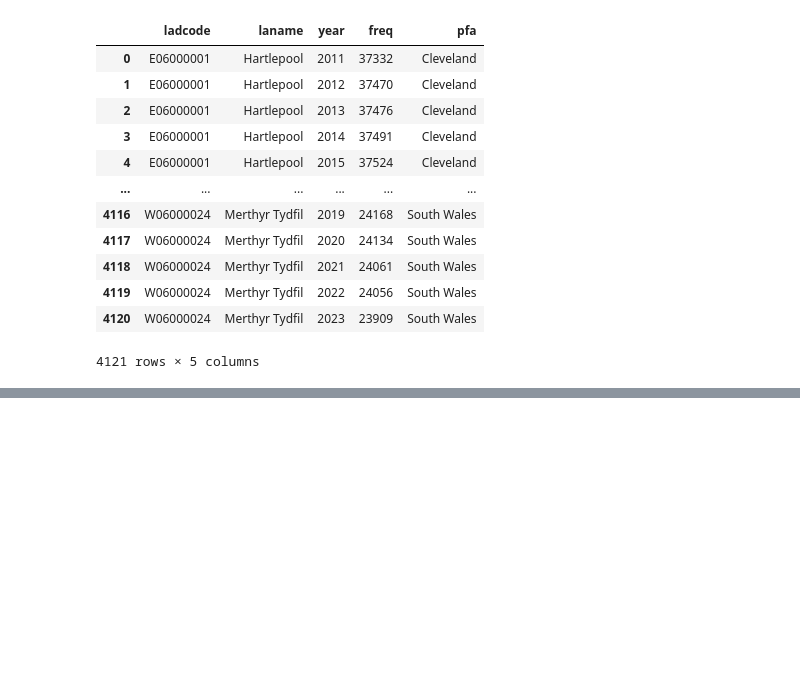
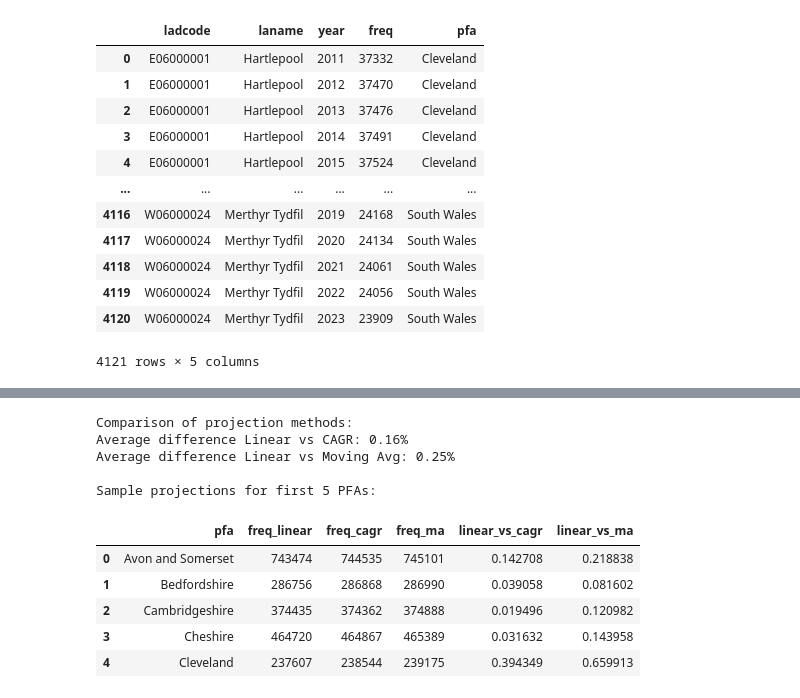
Before and after one commit to Prison-Reform-Trust/womens-imprisonment-PFA, a Jupyter notebook: notebooks/processing_data/1.7-ah-combine-custody-pfa-population.ipynb, the cells around one changed output, grey strips where cells are left out. Cells and saved outputs as stored; diff of their text form; code cells hidden in the pictures; blank space fills up the shorter version.

```diff
--- a/notebooks/processing_data/1.7-ah-combine-custody-pfa-population.ipynb
+++ b/notebooks/processing_data/1.7-ah-combine-custody-pfa-population.ipynb
@@ -87,0 +251,29 @@ population_data
+# %%
+# Compare the projections
+comparison = linear_proj.merge(cagr_proj, on='pfa', suffixes=('_linear', '_cagr'))
+comparison = comparison.merge(ma_proj, on='pfa')
+comparison = comparison.rename(columns={'freq': 'freq_ma'})
+
+# Calculate differences between methods
+comparison['linear_vs_cagr'] = abs(comparison['freq_linear'] - comparison['freq_cagr']) / comparison['freq_linear'] * 100
+comparison['linear_vs_ma'] = abs(comparison['freq_linear'] - comparison['freq_ma']) / comparison['freq_linear'] * 100
+
+print("Comparison of projection methods:")
+print(f"Average difference Linear vs CAGR: {comparison['linear_vs_cagr'].mean():.2f}%")
+print(f"Average difference Linear vs Moving Avg: {comparison['linear_vs_ma'].mean():.2f}%")
+
+# Show some examples
+print("\nSample projections for first 5 PFAs:")
+display(comparison[['pfa', 'freq_linear', 'freq_cagr', 'freq_ma', 'linear_vs_cagr', 'linear_vs_ma']].head())
+# %% [output]
+Comparison of projection methods:
+Average difference Linear vs CAGR: 0.16%
+Average difference Linear vs Moving Avg: 0.25%
+
+Sample projections for first 5 PFAs:
+|  | pfa | freq_linear | freq_cagr | freq_ma | linear_vs_cagr | linear_vs_ma |
+| 0 | Avon and Somerset | 743474 | 744535 | 745101 | 0.142708 | 0.218838 |
+| 1 | Bedfordshire | 286756 | 286868 | 286990 | 0.039058 | 0.081602 |
+| 2 | Cambridgeshire | 374435 | 374362 | 374888 | 0.019496 | 0.120982 |
+| 3 | Cheshire | 464720 | 464867 | 465389 | 0.031632 | 0.143958 |
+| 4 | Cleveland | 237607 | 238544 | 239175 | 0.394349 | 0.659913 |
```
Also changed, not shown: parts of 8 cells of this notebook.
